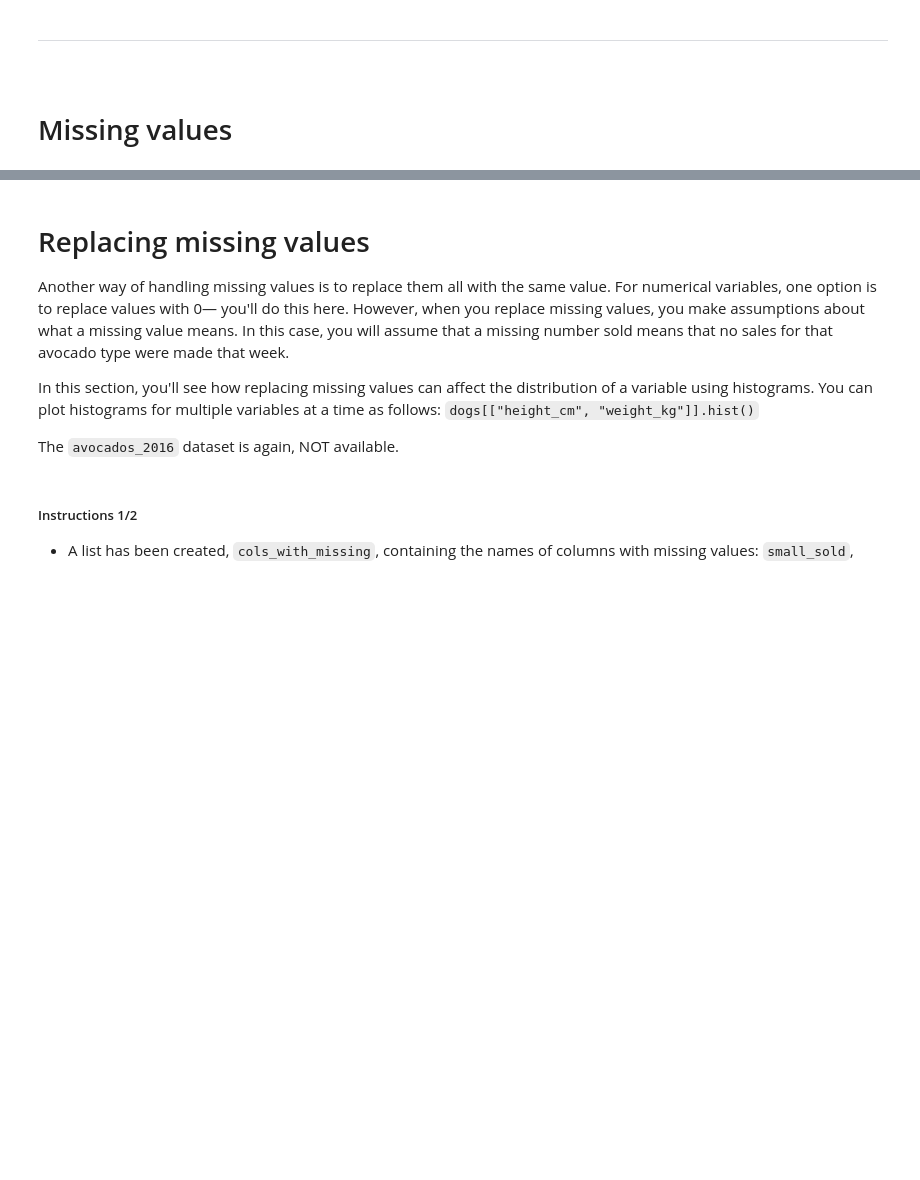
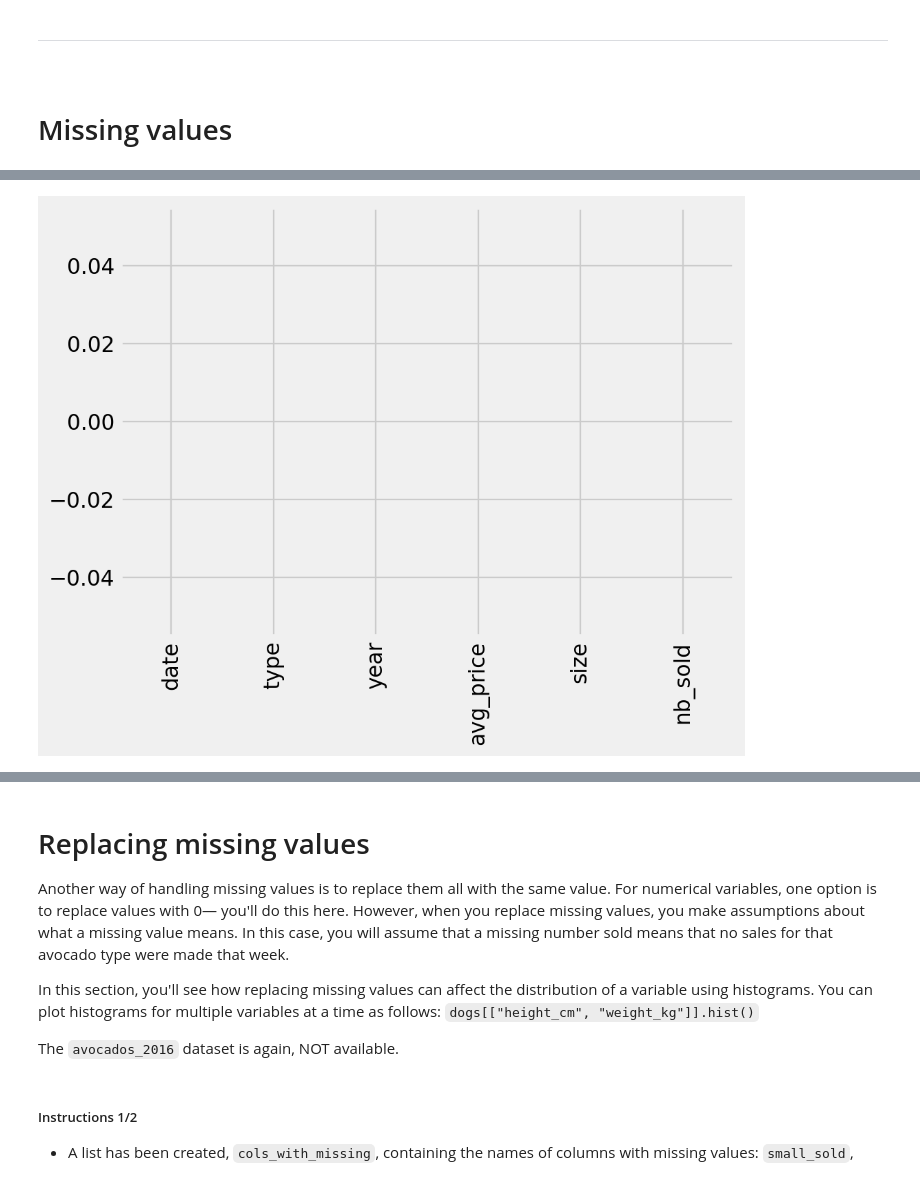
Before and after one commit to code-centric/DataCamp, a Jupyter notebook: Data_Scientist_Python/data_manipulation_pandas/04_creating_visualizing_dataframes.ipynb, the cells around one changed output, grey strips where cells are left out. Saved outputs shown, nothing was run; the diff lists cells and outputs as text; code cells hidden in the pictures; blank space fills up the shorter version.

```diff
--- a/Data_Scientist_Python/data_manipulation_pandas/04_creating_visualizing_dataframes.ipynb
+++ b/Data_Scientist_Python/data_manipulation_pandas/04_creating_visualizing_dataframes.ipynb
@@ -139,0 +191,3 @@ We can see that on average, organic avocados are more expensive than conventiona
+# %%
+avocados_2016 = avocados[avocados['year'] == 2016]
+avocados_2016
@@ -164,9 +249,11 @@ print(avocados.isna().any())
 # %%
 # Bar plot of missing values by variable
-avocados.isna().sum().plot(kind="bar")
+avocados_2016.isna().sum().plot(kind="bar")
 
 # Show plot
 plt.show()
+# %% [output]
+[figure, added]
 # %% [markdown]
 # Removing missing values
 Now that you know there are some missing values in your DataFrame, you have a few options to deal with them. One way is to remove them from the dataset completely. In this section, you'll remove missing values by removing all rows that contain missing values.
```
Also changed, not shown: parts of 24 cells of this notebook, 17 other files.
